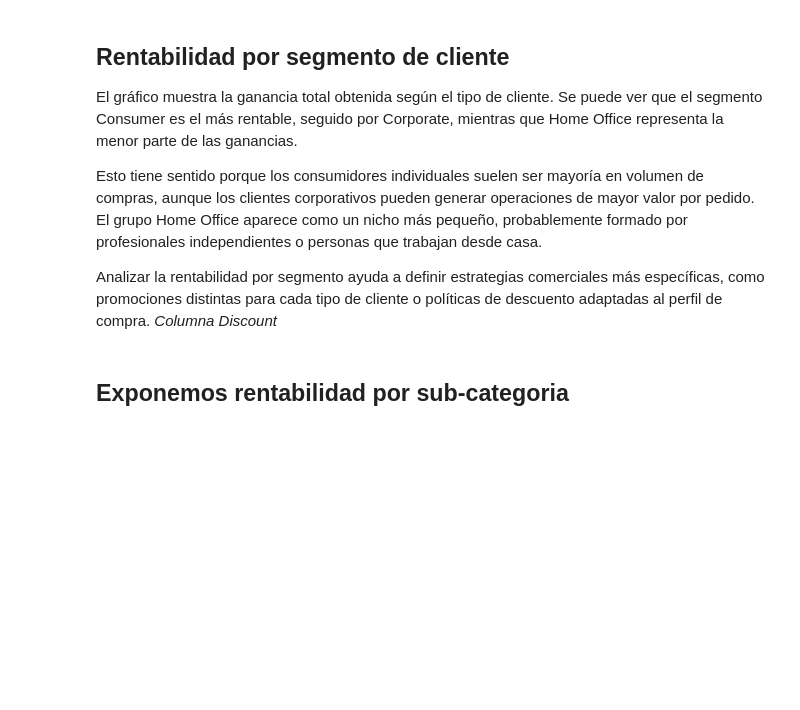
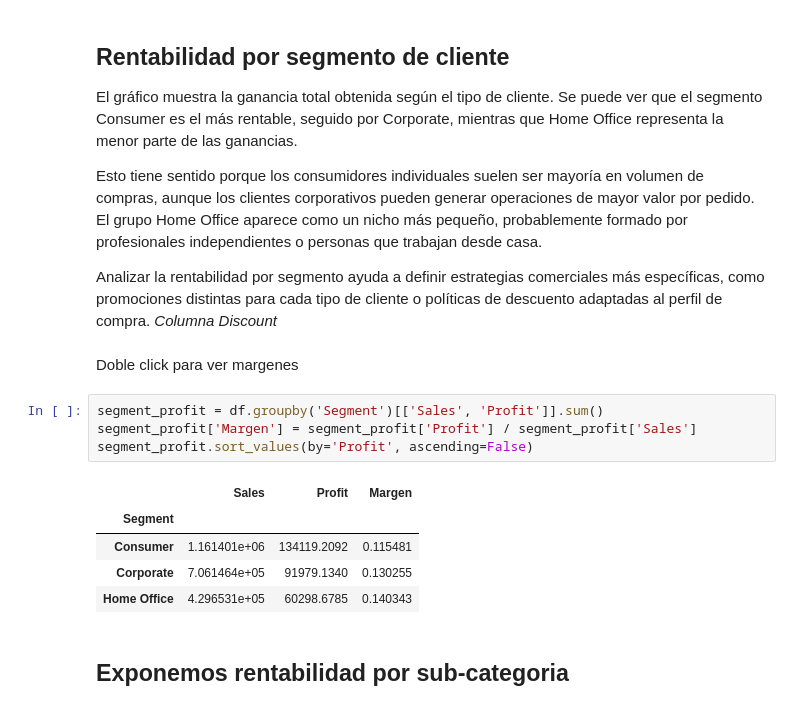
Before and after one commit to AgusISO8583/ITBA, a Jupyter notebook: TP_supermercadoG3.ipynb, the cells around one changed output. Cells and saved outputs as stored; diff of their text form; blank space fills up the shorter version.

```diff
--- a/TP_supermercadoG3.ipynb
+++ b/TP_supermercadoG3.ipynb
@@ -255,6 +267,18 @@ Esto tiene sentido porque los consumidores individuales suelen ser mayoría en v
 El grupo Home Office aparece como un nicho más pequeño, probablemente formado por profesionales independientes o personas que trabajan desde casa.
 
 Analizar la rentabilidad por segmento ayuda a definir estrategias comerciales más específicas, como promociones distintas para cada tipo de cliente o políticas de descuento adaptadas al perfil de compra. *Columna Discount*
+# %% [markdown]
+Doble click para ver margenes
+# %%
+segment_profit = df.groupby('Segment')[['Sales', 'Profit']].sum()
+segment_profit['Margen'] = segment_profit['Profit'] / segment_profit['Sales']
+segment_profit.sort_values(by='Profit', ascending=False)
+# %% [output]
+|  | Sales | Profit | Margen |
+| Segment |  |  |  |
+| Consumer | 1.161401e+06 | 134119.2092 | 0.115481 |
+| Corporate | 7.061464e+05 | 91979.1340 | 0.130255 |
+| Home Office | 4.296531e+05 | 60298.6785 | 0.140343 |
 # %% [markdown]
 ## Exponemos rentabilidad por sub-categoria
 # %%
```
Also changed, not shown: parts of 5 cells of this notebook.
